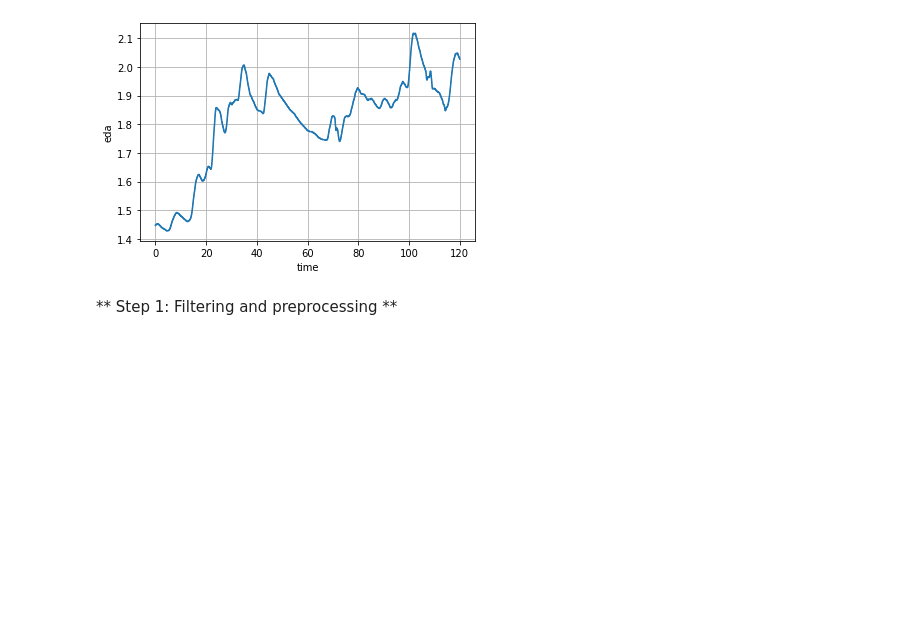
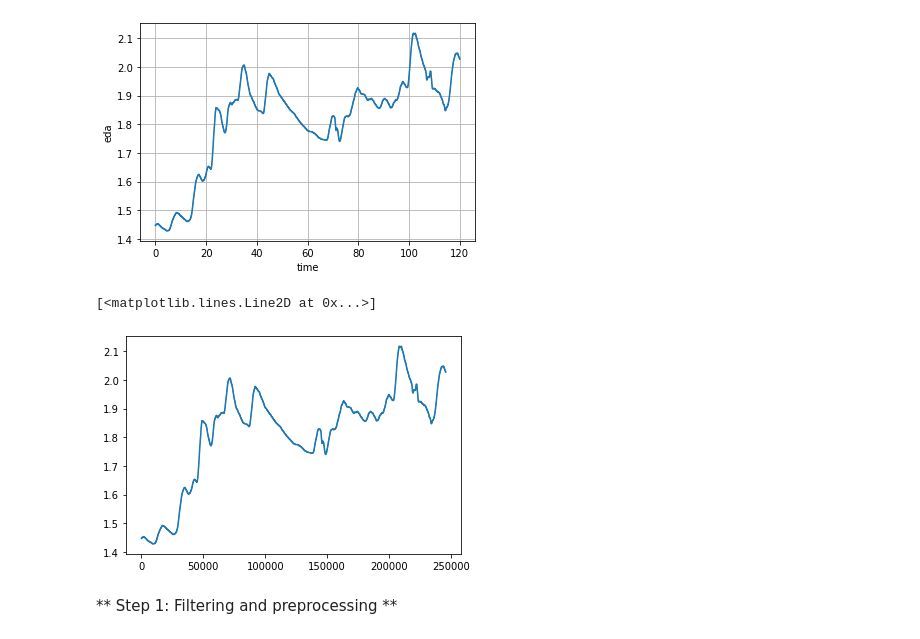
Before and after one commit to Gioelson95/MasterThesis, a Jupyter notebook: pyphysio/tutorials/3-pipelines.ipynb, the cells around one changed output. Cells and saved outputs as stored; diff of their text form; code cells hidden in the pictures; blank space fills up the shorter version.

```diff
--- a/pyphysio/tutorials/3-pipelines.ipynb
+++ b/pyphysio/tutorials/3-pipelines.ipynb
@@ -249,6 +249,13 @@ print(eda)
 # %% [output]
 [1.447 1.447 1.447 ... 2.027 2.027 2.027]
 [figure]
+# %%
+import matplotlib.pyplot as plt
+t = 1/fsamp
+plt.plot(eda)
+# %% [output]
+[<matplotlib.lines.Line2D at 0x...>]
+[figure, added]
 # %% [markdown]
 ** Step 1: Filtering and preprocessing **
 # %%
```
Also changed, not shown: 20 other files.
